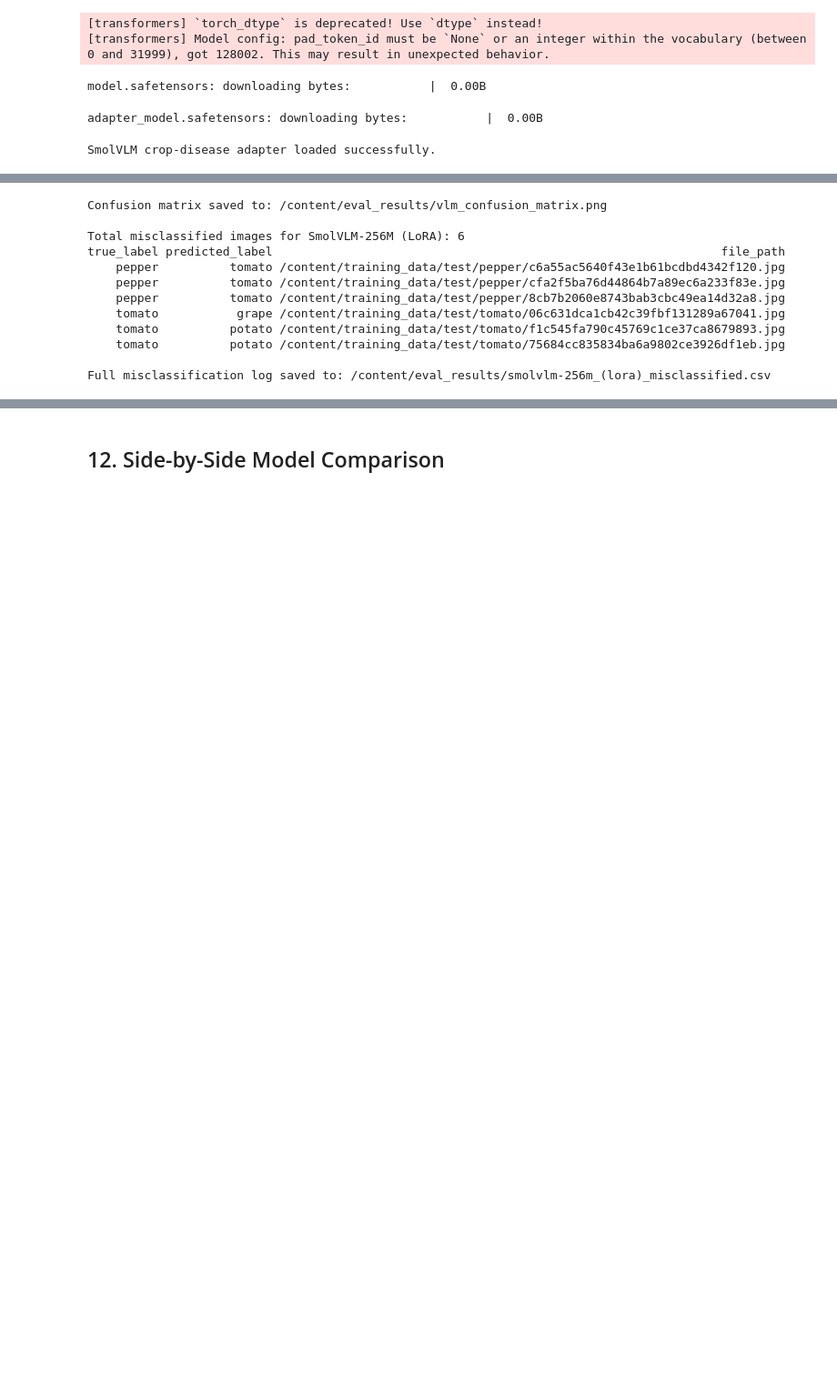
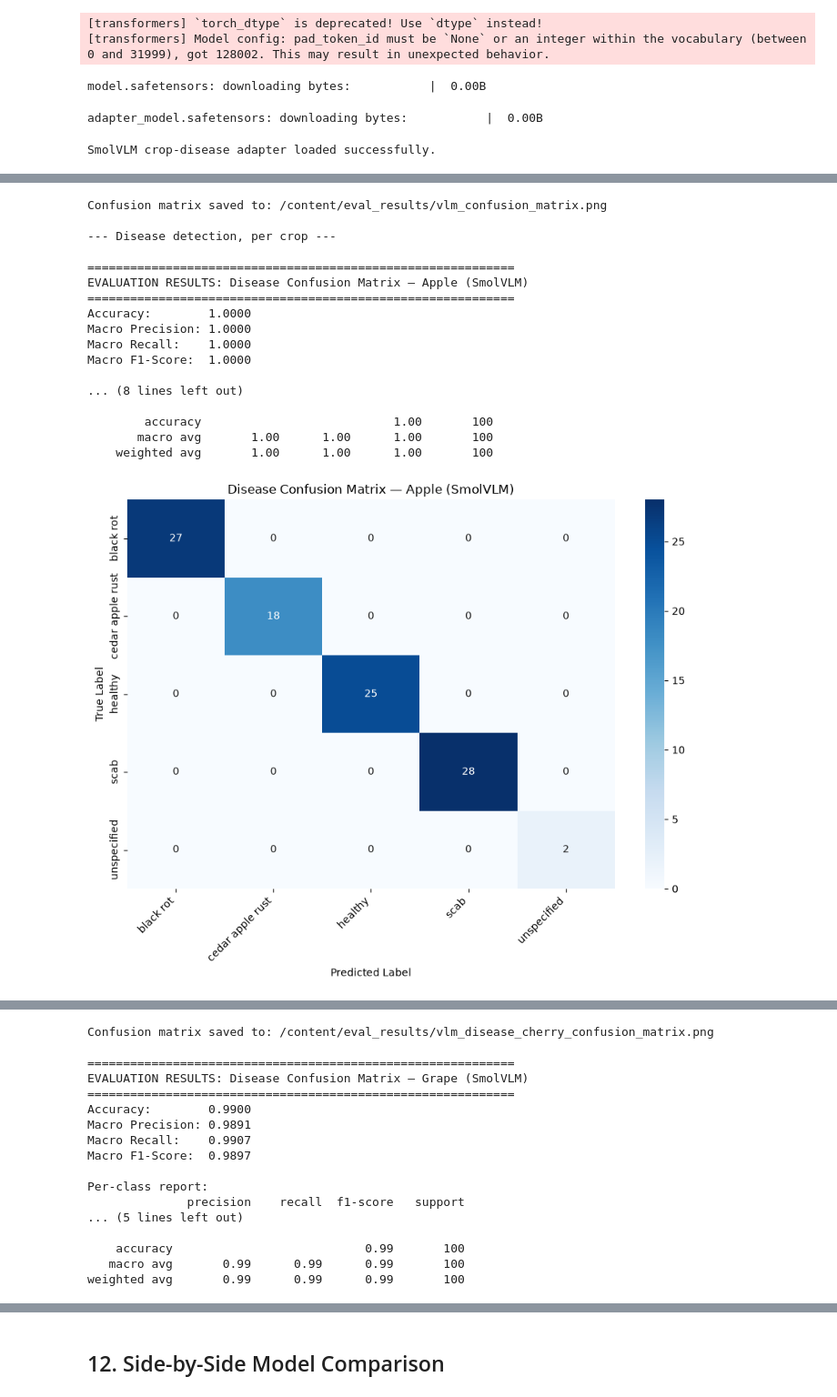
Before and after one commit to sushant0107/nepal-crop-disease-diagnosis, a Jupyter notebook: results/crop_disease_model_evaluations.ipynb, the cells around one changed output, grey strips where cells are left out. Shown at 91% size. Drawn from its saved outputs; the diff is of its cells as text; code cells hidden in the pictures; blank space fills up the shorter version.

```diff
--- a/results/crop_disease_model_evaluations.ipynb
+++ b/results/crop_disease_model_evaluations.ipynb
@@ -146,6 +154,20 @@ CNN_FILENAME = "baseline_cnn.pt"
 VLM_BASE_MODEL = "HuggingFaceTB/SmolVLM-256M-Instruct"
 VLM_ADAPTER_REPO = "w4ashabii/SmolVLM256M_CropDisease"
 
+# Ground-truth crop *and* disease labels for every image live in this file,
+# published alongside the image zips in the same dataset repo. One JSON object
+# per line: {"image": "<split>/<crop>/<filename>", "split": ..., "crop": ...,
+# "disease": ..., "label_source": ...}. Folder names only ever gave us the
+# crop — this registry is what makes disease evaluation possible at all.
+LABELS_REGISTRY_REPO_ID = "w4ashabii/nepali_crop_data"
+LABELS_REGISTRY_FILENAME = "labels_registry.jsonl"
+
+# Text SmolVLM uses for the "no disease" / "can't tell" cases (see Section 8).
+# Kept as constants so the parsing logic and the ground-truth registry values
+# it's compared against can't silently drift apart.
+DISEASE_HEALTHY_LABEL = "healthy"
+DISEASE_UNKNOWN_LABEL = "unspecified"
+
 RESULTS_DIR = Path("/content/eval_results")
 RESULTS_DIR.mkdir(parents=True, exist_ok=True)
 
@@ -767,12 +1159,23 @@ restarted.
 # %%
-def vlm_predict(filepath):
-    image = Image.open(filepath).convert("RGB")
-    generated_text = vlm_generate(image)
-    return keyword_match_prediction(generated_text)
+vlm_results = evaluate_vlm_model("SmolVLM-256M (LoRA)", test_samples, progress_every=10)
 
+print("\n--- Crop classification (same axis as the CNN, for direct comparison) ---")
+vlm_metrics = compute_and_report_metrics(
+    vlm_results["y_crop_true"], vlm_results["y_crop_pred"], EVAL_CLASSES,
+    model_name="SmolVLM-256M (LoRA)", save_prefix="vlm",
+    title="Confusion Matrix — SmolVLM-256M (LoRA)",
+)
 
-vlm_results = evaluate_model("SmolVLM-256M (LoRA)", vlm_predict, test_samples, EVAL_CLASSES, progress_every=10)
-vlm_metrics = compute_and_report_metrics(vlm_results, EVAL_CLASSES, save_prefix="vlm")
-vlm_misclassified_df = log_misclassifications(vlm_results, max_rows=30)
+print("\n--- Disease detection, per crop ---")
+vlm_disease_summary_df, vlm_combined_exact_match_accuracy = compute_and_report_disease_metrics_per_crop(
+    vlm_results, EVAL_CLASSES, save_prefix="vlm"
+)
+print("\nPer-crop disease summary:")
+print(vlm_disease_summary_df.round(4).to_string(index=False))
+
+vlm_misclassified_df = log_misclassifications(
+    {"model_name": "SmolVLM-256M (LoRA)", "misclassified": vlm_results["misclassified"]},
+    max_rows=30,
+)
 # %% [output]
 Starting evaluation: SmolVLM-256M (LoRA) (900 images)
@@ -795,13 +1198,19 @@ weighted avg       0.99      0.99      0.99       900
 [figure]
 Confusion matrix saved to: /content/eval_results/vlm_confusion_matrix.png
 
-Total misclassified images for SmolVLM-256M (LoRA): 6
-true_label predicted_label                                                               file_path
-    pepper          tomato /content/training_data/test/pepper/c6a55ac5640f43e1b61bcdbd4342f120.jpg
-    pepper          tomato /content/training_data/test/pepper/cfa2f5ba76d44864b7a89ec6a233f83e.jpg
-    pepper          tomato /content/training_data/test/pepper/8cb7b2060e8743bab3cbc49ea14d32a8.jpg
-    tomato           grape /content/training_data/test/tomato/06c631dca1cb42c39fbf131289a67041.jpg
-    tomato          potato /content/training_data/test/tomato/f1c545fa790c45769c1ce37ca8679893.jpg
-    tomato          potato /content/training_data/test/tomato/75684cc835834ba6a9802ce3926df1eb.jpg
+--- Disease detection, per crop ---
 
-Full misclassification log saved to: /content/eval_results/smolvlm-256m_(lora)_misclassified.csv
+============================================================
+EVALUATION RESULTS: Disease Confusion Matrix — Apple (SmolVLM)
+============================================================
+Accuracy:        1.0000
+Macro Precision: 1.0000
+Macro Recall:    1.0000
+Macro F1-Score:  1.0000
+
+... (8 lines left out)
+
+        accuracy                           1.00       100
+       macro avg       1.00      1.00      1.00       100
+    weighted avg       1.00      1.00      1.00       100
+[figure, added]
@@ -807,0 +1238,17 @@ Full misclassification log saved to: /content/eval_results/smolvlm-256m_(lora)_m
+Confusion matrix saved to: /content/eval_results/vlm_disease_cherry_confusion_matrix.png
+
+============================================================
+EVALUATION RESULTS: Disease Confusion Matrix — Grape (SmolVLM)
+============================================================
+Accuracy:        0.9900
+Macro Precision: 0.9891
+Macro Recall:    0.9907
+Macro F1-Score:  0.9897
+
+Per-class report:
+              precision    recall  f1-score   support
+... (5 lines left out)
+
+    accuracy                           0.99       100
+   macro avg       0.99      0.99      0.99       100
+weighted avg       0.99      0.99      0.99       100
```
Also changed, not shown: parts of 19 cells of this notebook.
